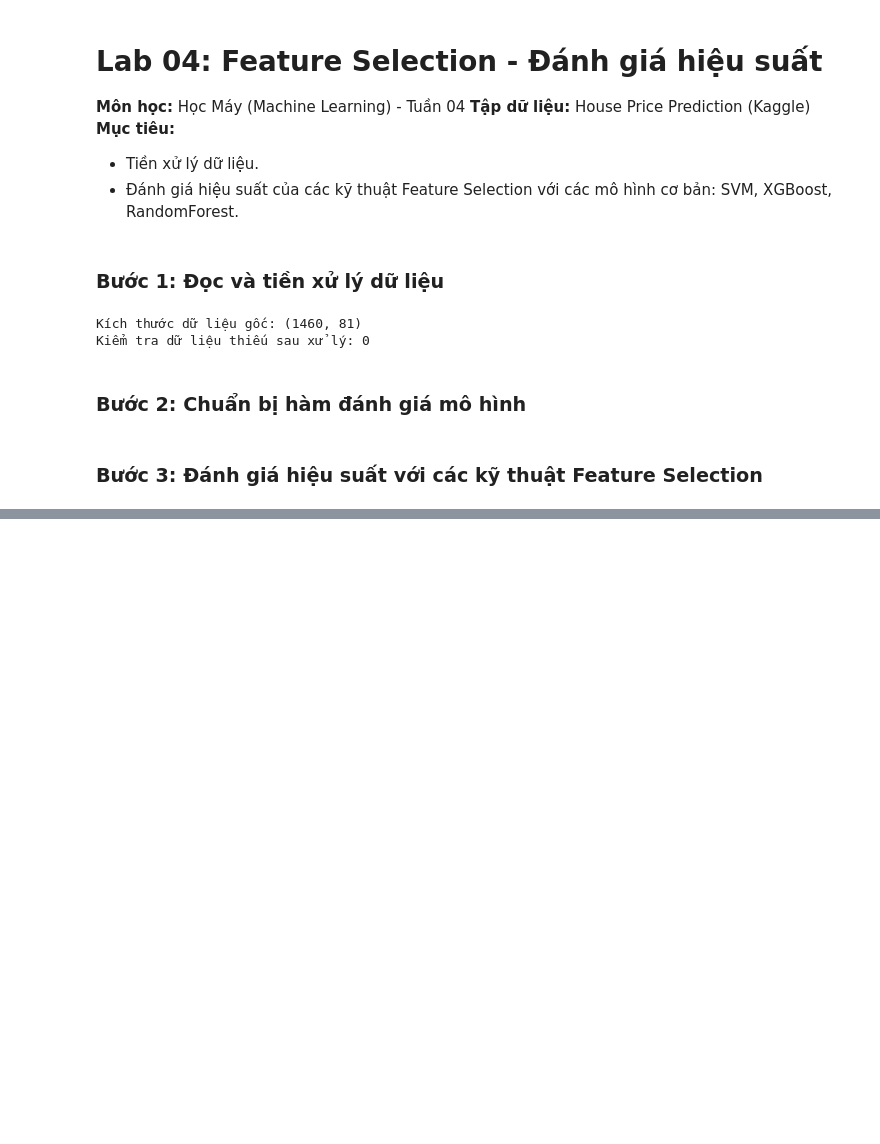
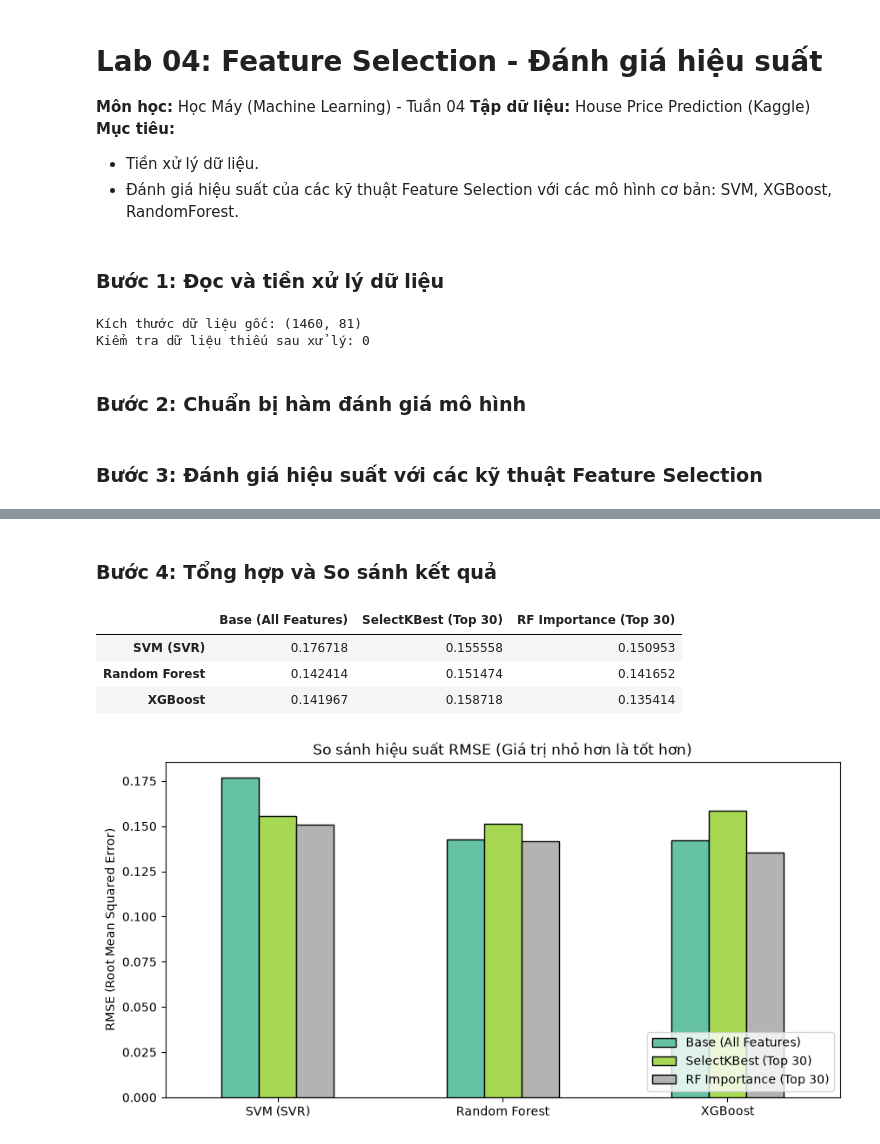
Before and after one commit to JaseSous/ml_group, a Jupyter notebook: Lab/Lab04/lab04_featureselection.ipynb, the cells around one changed output, grey strips where cells are left out. Saved outputs shown, nothing was run; the diff lists cells and outputs as text; code cells hidden in the pictures; blank space fills up the shorter version.

Commit message:
chạy thử nghiệm feature selection với RandomForest va XGBoost

```diff
--- a/Lab/Lab04/lab04_featureselection.ipynb
+++ b/Lab/Lab04/lab04_featureselection.ipynb
@@ -97,0 +108,11 @@ def evaluate_models(X_tr, X_te, y_tr, y_te, feature_set_name=""):
+# %%
+# 2. Kỹ thuật Filter Method: Dùng SelectKBest
+# Chọn ra top 30 features có mức độ quan hệ tuyến tính cao nhất với Target
+selector_kbest = SelectKBest(score_func=f_regression, k=30)
+X_train_kbest = selector_kbest.fit_transform(X_train_scaled, y_train)
+X_test_kbest = selector_kbest.transform(X_test_scaled)
+
+kbest_features = X.columns[selector_kbest.get_support()]
+print("Top 30 features (SelectKBest):", list(kbest_features))
+
+res_kbest = evaluate_models(X_train_kbest, X_test_kbest, y_train, y_test, "SelectKBest (Top 30)")
@@ -97,0 +125,15 @@ def evaluate_models(X_tr, X_te, y_tr, y_te, feature_set_name=""):
+# %%
+# 3. Kỹ thuật Embedded Method: Dùng Random Forest Feature Importance
+rf = RandomForestRegressor(n_estimators=100, random_state=42)
+rf.fit(X_train_scaled, y_train)
+
+# Tính độ quan trọng của các features
+importances = pd.Series(rf.feature_importances_, index=X_train.columns)
+# Lấy top 30 features quan trọng nhất
+top_rf_features = importances.nlargest(30).index
+print("Top 30 features (Random Forest Importance):", list(top_rf_features))
+
+X_train_rf = X_train_scaled[top_rf_features]
+X_test_rf = X_test_scaled[top_rf_features]
+
+res_rf = evaluate_models(X_train_rf, X_test_rf, y_train, y_test, "RF Importance (Top 30)")
@@ -97,0 +146,25 @@ def evaluate_models(X_tr, X_te, y_tr, y_te, feature_set_name=""):
+# %% [markdown]
+### Bước 4: Tổng hợp và So sánh kết quả
+# %%
+# Bảng tổng hợp so sánh RMSE (Càng nhỏ càng tốt)
+summary_df = pd.DataFrame({
+    'Base (All Features)': res_base,
+    'SelectKBest (Top 30)': res_kbest,
+    'RF Importance (Top 30)': res_rf
+})
+
+display(summary_df)
+
+# Vẽ biểu đồ trực quan
+summary_df.plot(kind='bar', figsize=(10, 5), colormap='Set2', edgecolor='black')
+plt.title('So sánh hiệu suất RMSE (Giá trị nhỏ hơn là tốt hơn)')
+plt.ylabel('RMSE (Root Mean Squared Error)')
+plt.xticks(rotation=0)
+plt.legend(loc='lower right')
+plt.show()
+# %% [output]
+|  | Base (All Features) | SelectKBest (Top 30) | RF Importance (Top 30) |
+| SVM (SVR) | 0.176718 | 0.155558 | 0.150953 |
+| Random Forest | 0.142414 | 0.151474 | 0.141652 |
+| XGBoost | 0.141967 | 0.158718 | 0.135414 |
+[figure, added]
```
Also changed, not shown: parts of 3 cells of this notebook.
